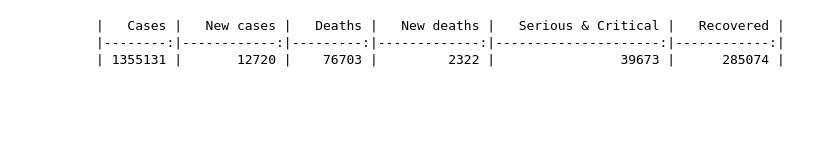
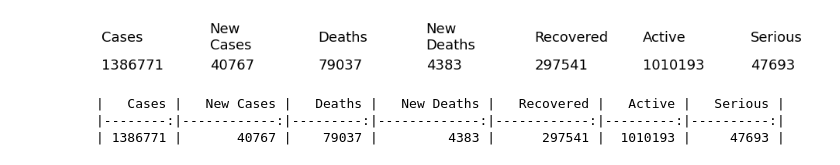
Before and after one commit to zhaoyi3264/covid-19-trend, a Jupyter notebook: global_trend.ipynb, the cells around one changed output. Drawn from its saved outputs; the diff is of its cells as text; code cells hidden in the pictures; blank space fills up the shorter version.

```diff
--- a/global_trend.ipynb
+++ b/global_trend.ipynb
@@ -137,19 +106,21 @@ plt.savefig('global/today_new.png', bbox_inches='tight')
 # %%
 fig, ax = plt.subplots(figsize=(16, 1))
 ax.set_xlim(0, 8)
 ax.set_ylim(0, 0.75)
 ax.axis('off')
 font_dict = dict(fontsize=18, ha='left', va='center', wrap=True)
-for i, (l, c) in enumerate(today.sum().drop(index=['Unresolved']).iteritems()):
-    ax.text(i*1.25, 0.5, l.replace('_Today', ' ').replace('_', '\n'), font_dict) # text
+for i, (l, c) in enumerate(today.sum().iteritems()):
+    ax.text(i*1.25, 0.5, l.replace(' ', '\n'), font_dict) # text
     ax.text(i*1.25, 0, c, font_dict) # number
 plt.savefig('global/summary.png', bbox_pad='tight')
+# %% [output]
+[figure, added]
 # %%
 # markdown table
-global_stat = today.drop(columns=['Death rate']).sum().to_frame().T
+global_stat = today.sum().to_frame().T
 global_stat.rename(columns=lambda x: x.replace('_', ' '), inplace=True)
 print(global_stat.to_markdown(showindex=False, floatfmt=".0f"))
 # %% [output]
-|   Cases |   New cases |   Deaths |   New deaths |   Serious & Critical |   Recovered |
-|--------:|------------:|---------:|-------------:|---------------------:|------------:|
-| 1355131 |       12720 |    76703 |         2322 |                39673 |      285074 |
+|   Cases |   New Cases |   Deaths |   New Deaths |   Recovered |   Active |   Serious |
+|--------:|------------:|---------:|-------------:|------------:|---------:|----------:|
+| 1386771 |       40767 |    79037 |         4383 |      297541 |  1010193 |     47693 |
```
Also changed, not shown: parts of 5 cells of this notebook, 11 other files.
